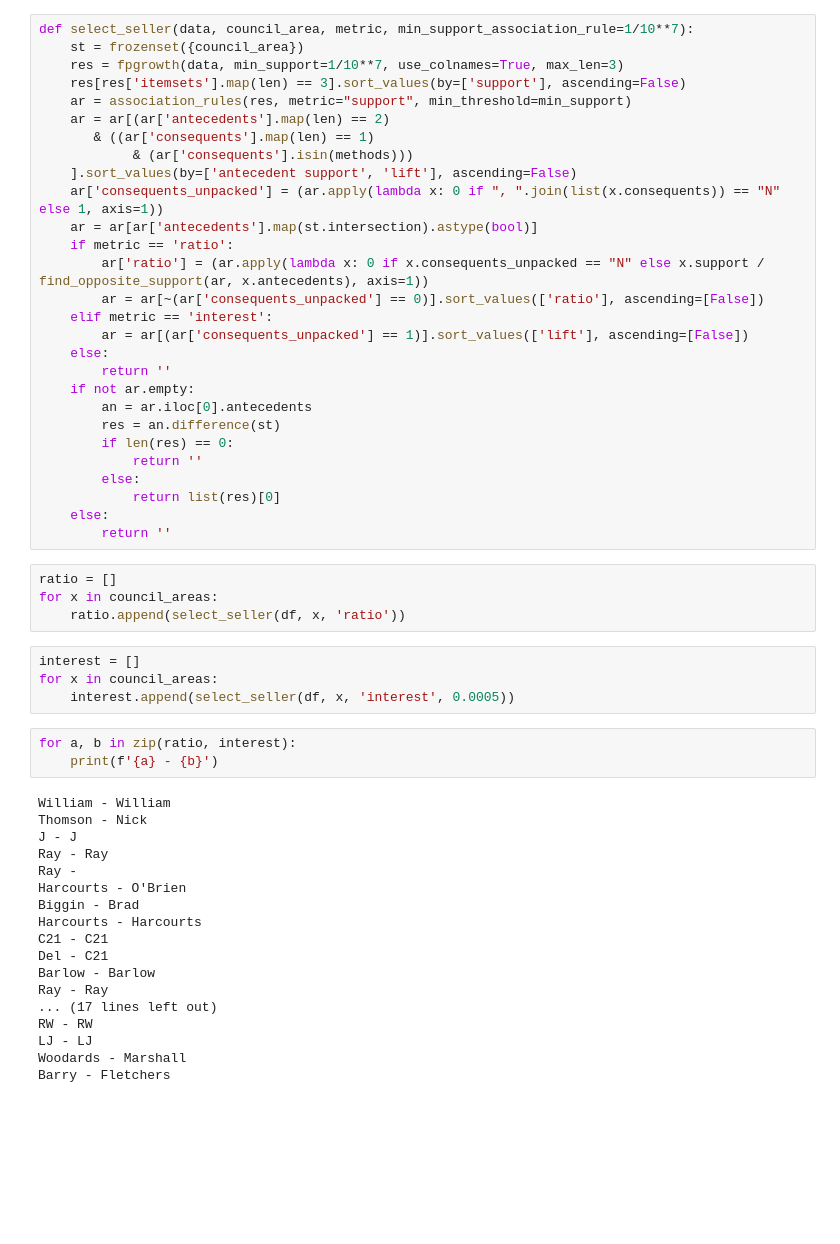
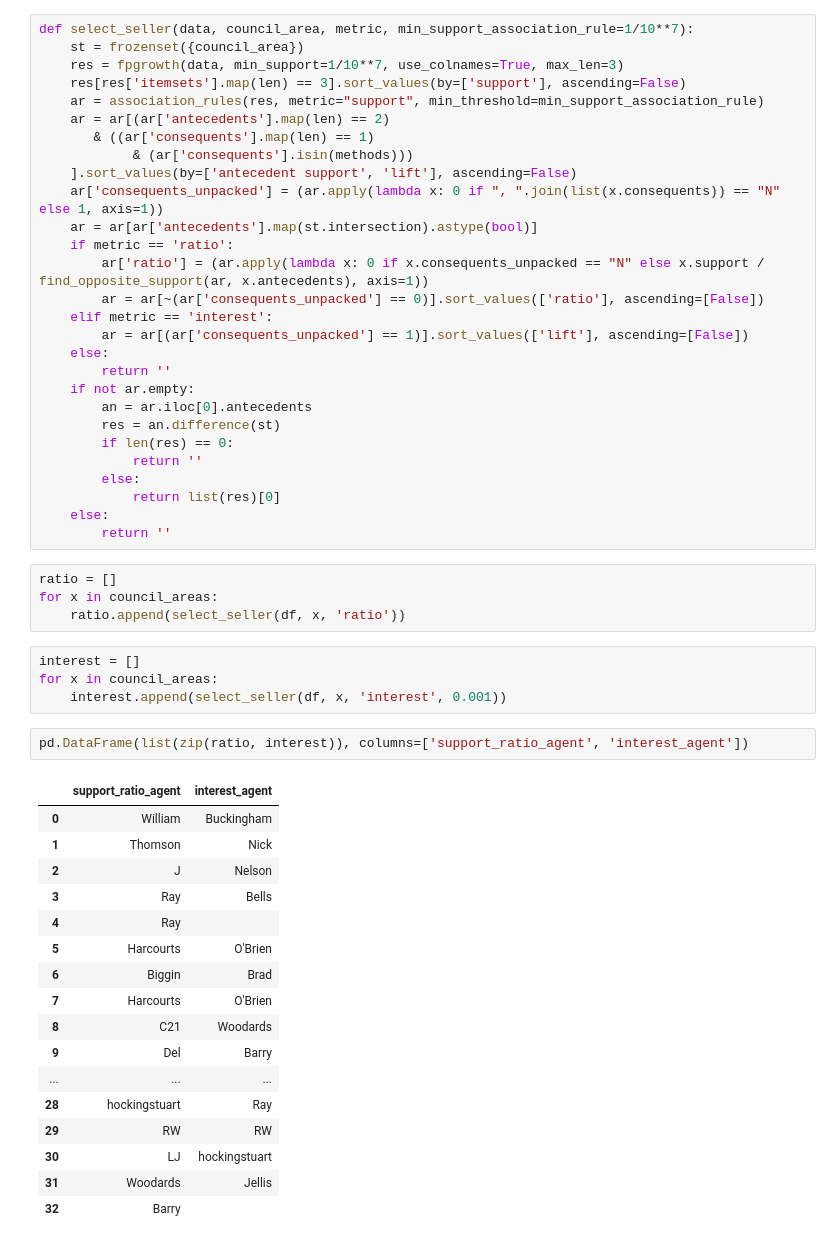
Before and after one commit to knoexus/swansea-M35-bddm, a Jupyter notebook: cw2/Supplementary_Association.ipynb, the cells around one changed output. Saved outputs shown, nothing was run; the diff lists cells and outputs as text; blank space fills up the shorter version.

```diff
--- a/cw2/Supplementary_Association.ipynb
+++ b/cw2/Supplementary_Association.ipynb
@@ -187,7 +202,7 @@ def select_seller(data, council_area, metric, min_support_association_rule=1/10*
     st = frozenset({council_area})
     res = fpgrowth(data, min_support=1/10**7, use_colnames=True, max_len=3)
     res[res['itemsets'].map(len) == 3].sort_values(by=['support'], ascending=False)
-    ar = association_rules(res, metric="support", min_threshold=min_support)
+    ar = association_rules(res, metric="support", min_threshold=min_support_association_rule)
     ar = ar[(ar['antecedents'].map(len) == 2)
        & ((ar['consequents'].map(len) == 1)
             & (ar['consequents'].isin(methods)))
@@ -217,25 +232,24 @@ for x in council_areas:
 # %%
 interest = []
 for x in council_areas:
-    interest.append(select_seller(df, x, 'interest', 0.0005))
+    interest.append(select_seller(df, x, 'interest', 0.001))
-# %%
-for a, b in zip(ratio, interest):
-    print(f'{a} - {b}')
-# %% [output]
-William - William
-Thomson - Nick
-J - J
-Ray - Ray
-Ray -
-Harcourts - O'Brien
-Biggin - Brad
-Harcourts - Harcourts
-C21 - C21
-Del - C21
-Barlow - Barlow
-Ray - Ray
-... (17 lines left out)
-RW - RW
-LJ - LJ
-Woodards - Marshall
-Barry - Fletchers
+# %%
+pd.DataFrame(list(zip(ratio, interest)), columns=['support_ratio_agent', 'interest_agent'])
+# %% [output]
+|  | support_ratio_agent | interest_agent |
+| 0 | William | Buckingham |
+| 1 | Thomson | Nick |
+| 2 | J | Nelson |
+| 3 | Ray | Bells |
+| 4 | Ray |  |
+| 5 | Harcourts | O'Brien |
+| 6 | Biggin | Brad |
+| 7 | Harcourts | O'Brien |
+| 8 | C21 | Woodards |
+| 9 | Del | Barry |
+| ... | ... | ... |
+| 28 | hockingstuart | Ray |
+| 29 | RW | RW |
+| 30 | LJ | hockingstuart |
+| 31 | Woodards | Jellis |
+| 32 | Barry |  |
```
Also changed, not shown: parts of 12 cells of this notebook, 2 other files.
